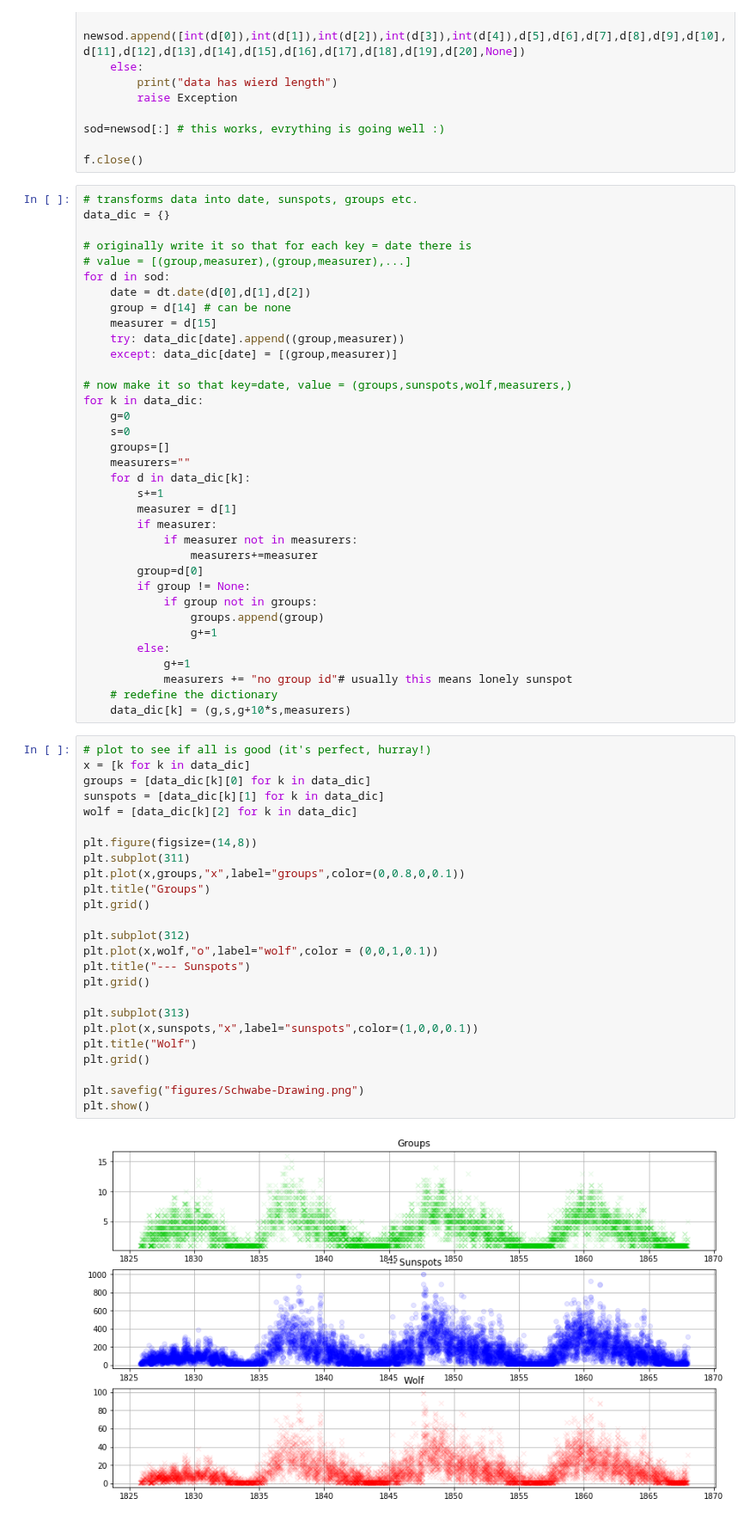
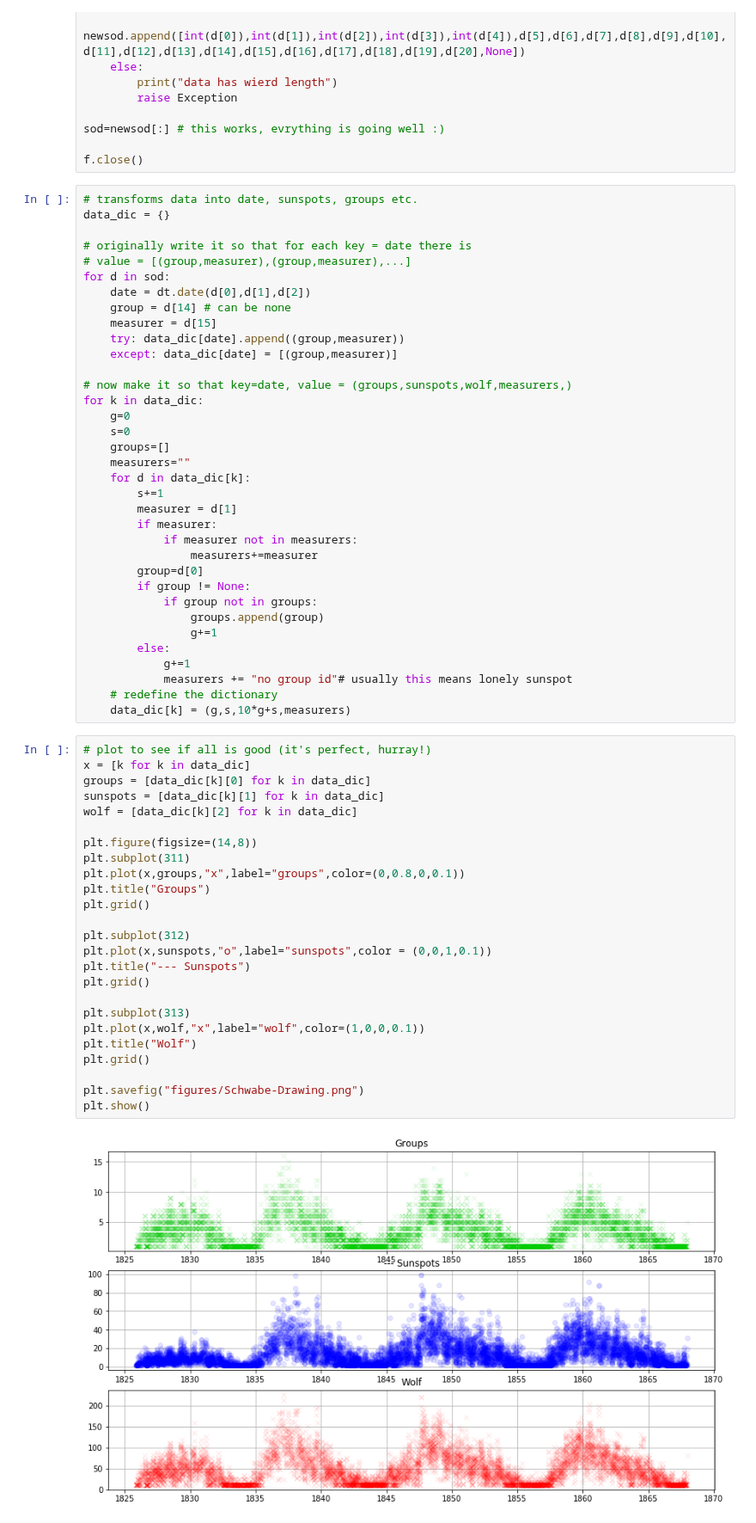
Before and after one commit to dcxSt/DATA_SILSO_HISTO_search, a Jupyter notebook: Schwabe Drawings data.ipynb, the cells around one changed output. Shown at 86% size. Cells and saved outputs as stored; diff of their text form.

```diff
--- a/Schwabe Drawings data.ipynb
+++ b/Schwabe Drawings data.ipynb
@@ -69,34 +66,34 @@ for k in data_dic:
             g+=1
             measurers += "no group id"# usually this means lonely sunspot
     # redefine the dictionary
-    data_dic[k] = (g,s,g+10*s,measurers)
+    data_dic[k] = (g,s,10*g+s,measurers)
 # %%
 # plot to see if all is good (it's perfect, hurray!)
 x = [k for k in data_dic]
 groups = [data_dic[k][0] for k in data_dic]
 sunspots = [data_dic[k][1] for k in data_dic]
 wolf = [data_dic[k][2] for k in data_dic]
 
 plt.figure(figsize=(14,8))
 plt.subplot(311)
 plt.plot(x,groups,"x",label="groups",color=(0,0.8,0,0.1))
 plt.title("Groups")
 plt.grid()
 
 plt.subplot(312)
-plt.plot(x,wolf,"o",label="wolf",color = (0,0,1,0.1))
+plt.plot(x,sunspots,"o",label="sunspots",color = (0,0,1,0.1))
 plt.title("--- Sunspots")
 plt.grid()
 
 plt.subplot(313)
-plt.plot(x,sunspots,"x",label="sunspots",color=(1,0,0,0.1))
+plt.plot(x,wolf,"x",label="wolf",color=(1,0,0,0.1))
 plt.title("Wolf")
 plt.grid()
 
 plt.savefig("figures/Schwabe-Drawing.png")
 plt.show()
 # %% [output]
-[figure, old version]
+[figure, new version]
 # %%
 # run only once!
 
```
Also changed, not shown: parts of 1 cell of this notebook, 3 other files.
